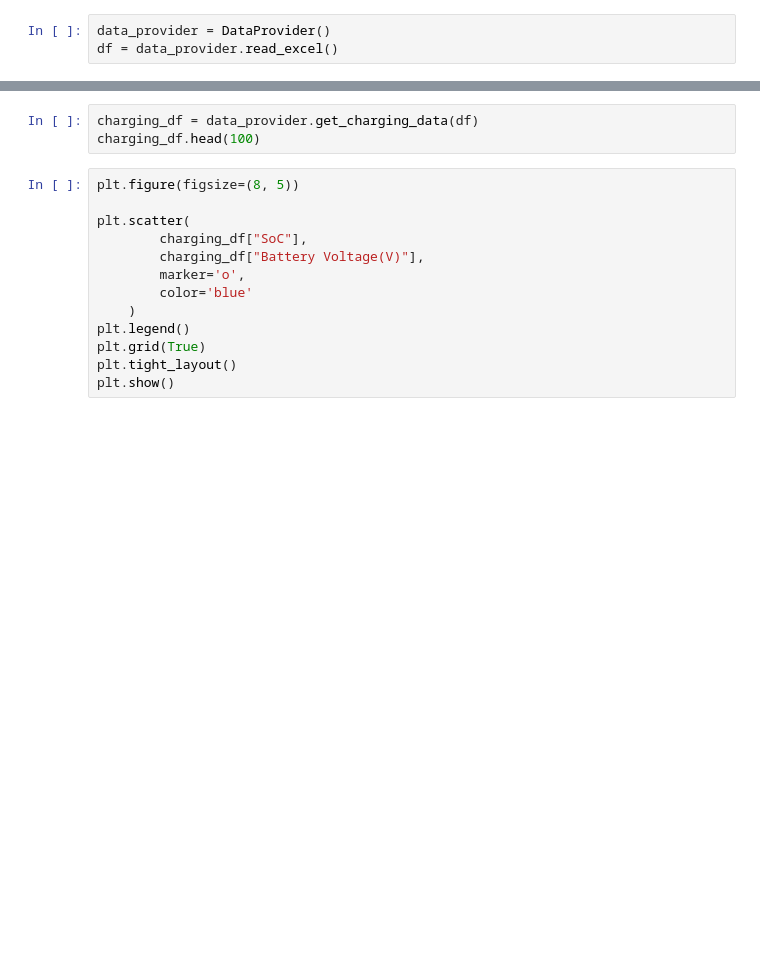
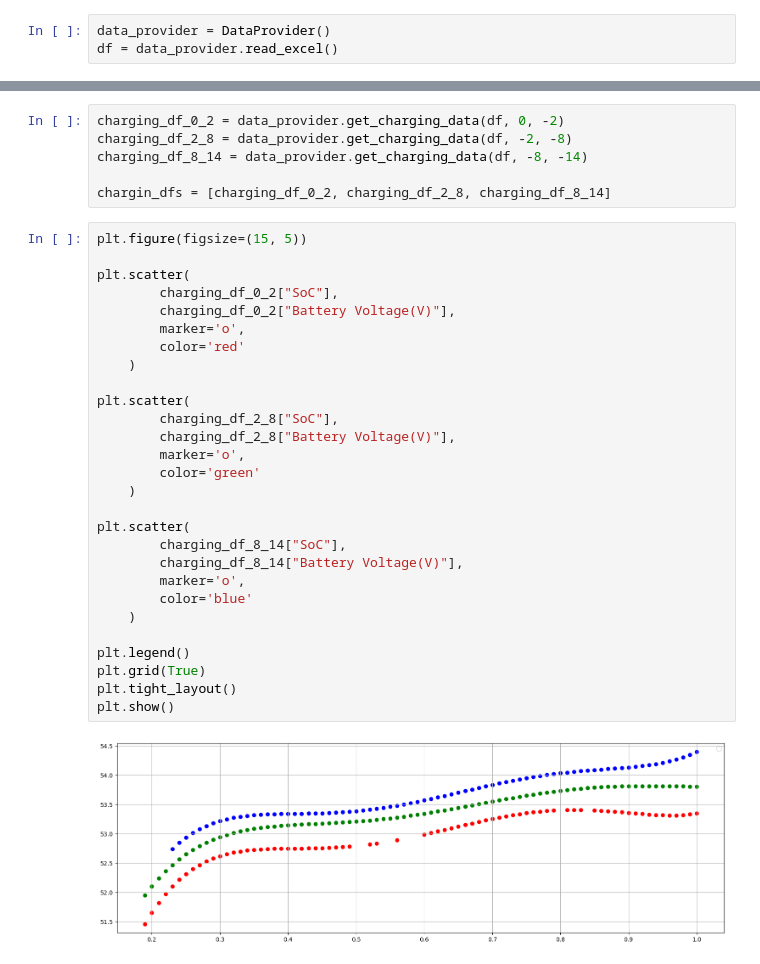
Before and after one commit to dimaherez/battery-model, a Jupyter notebook: main.ipynb, the cells around one changed output, grey strips where cells are left out. Saved outputs shown, nothing was run; the diff lists cells and outputs as text; blank space fills up the shorter version.

Commit message:
Smoother voltages values. Split dataset to 3 ranges.

```diff
--- a/main.ipynb
+++ b/main.ipynb
@@ -90,19 +98,39 @@ def plot(measured_df, predicted_df, isCharging):
     plt.tight_layout()
     plt.show()
 # %%
-charging_df = data_provider.get_charging_data(df)
-charging_df.head(100)
+charging_df_0_2 = data_provider.get_charging_data(df, 0, -2)
+charging_df_2_8 = data_provider.get_charging_data(df, -2, -8)
+charging_df_8_14 = data_provider.get_charging_data(df, -8, -14)
+
+chargin_dfs = [charging_df_0_2, charging_df_2_8, charging_df_8_14]
 # %%
-plt.figure(figsize=(8, 5))
+plt.figure(figsize=(15, 5))
 
 plt.scatter(
-        charging_df["SoC"],
-        charging_df["Battery Voltage(V)"],
+        charging_df_0_2["SoC"],
+        charging_df_0_2["Battery Voltage(V)"],
+        marker='o',
+        color='red'
+    )
+
+plt.scatter(
+        charging_df_2_8["SoC"],
+        charging_df_2_8["Battery Voltage(V)"],
+        marker='o',
+        color='green'
+    )
+
+plt.scatter(
+        charging_df_8_14["SoC"],
+        charging_df_8_14["Battery Voltage(V)"],
         marker='o',
         color='blue'
     )
+
 plt.legend()
 plt.grid(True)
 plt.tight_layout()
 plt.show()
+# %% [output]
+[figure, added]
 # %%
```
Also changed, not shown: parts of 23 cells of this notebook, 2 other files.
